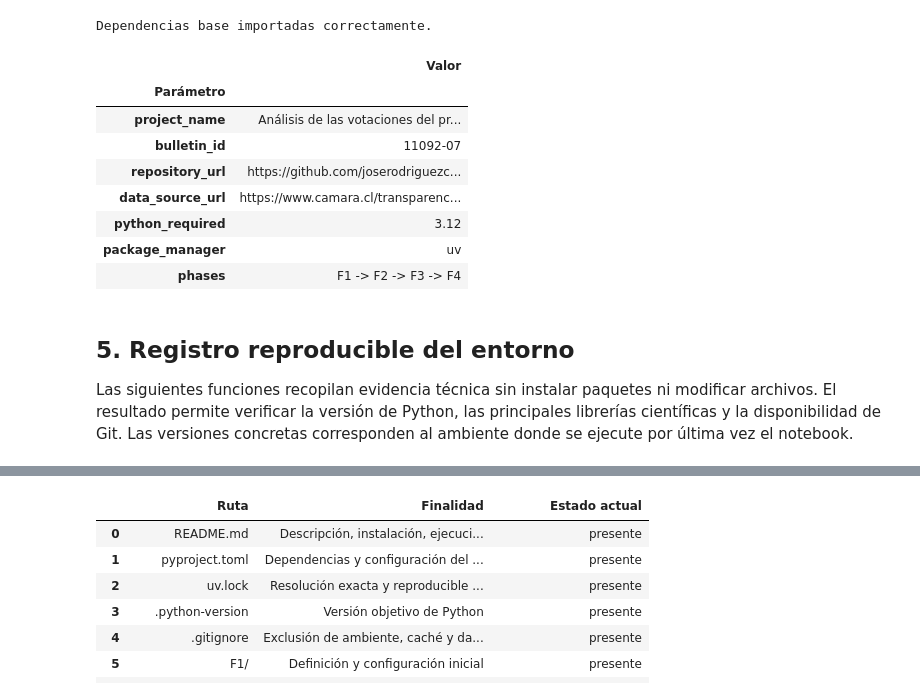
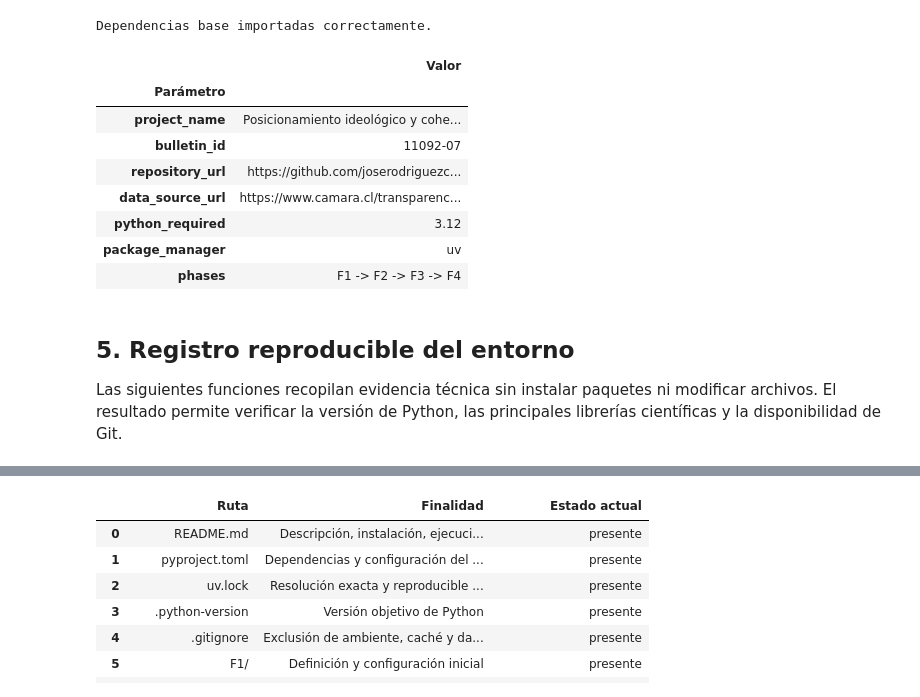
Before and after one commit to joserodriguezc/grupo_1_programacion_ciencia_datos, a Jupyter notebook: F1/notebooks/F1_Definición.ipynb, the cells around one changed output, grey strips where cells are left out. Saved outputs shown, nothing was run; the diff lists cells and outputs as text; code cells hidden in the pictures.

```diff
--- a/F1/notebooks/F1_Definición.ipynb
+++ b/F1/notebooks/F1_Definición.ipynb
@@ -111,35 +124,35 @@ class ProjectConfig:
     package_manager: str = "uv"
     phases: tuple[str, ...] = ("F1", "F2", "F3", "F4")
 
     def validate(self) -> None:
         '''Comprueba reglas estructurales sin realizar conexiones externas.'''
         if not re.fullmatch(r"\d{4,6}-\d{2}", self.bulletin_id):
             raise ValueError("El identificador del boletín no cumple el formato esperado.")
         if not self.repository_url.startswith("https://github.com/"):
             raise ValueError("La URL del repositorio debe apuntar a GitHub mediante HTTPS.")
         if self.phases != ("F1", "F2", "F3", "F4"):
             raise ValueError("La secuencia de fases debe conservar el orden F1-F4.")
 
     def to_record(self) -> dict[str, str]:
         '''Entrega una representación tabular legible de la configuración.'''
         record = asdict(self)
         record["phases"] = " -> ".join(self.phases)
         return record
 
 
 config = ProjectConfig(
-    project_name="Análisis de las votaciones del proyecto de ley sobre protección de datos personales",
+    project_name="Posicionamiento ideológico y cohesión legislativa en la tramitación del proyecto de ley sobre protección de datos personales en Chile",
     bulletin_id="11092-07",
     repository_url="https://github.com/joserodriguezc/grupo_1_programacion_ciencia_datos",
     data_source_url="https://www.camara.cl/transparencia/datosAbiertos.aspx",
 )
 config.validate()
 
 pd.Series(config.to_record(), name="Valor").rename_axis("Parámetro").to_frame()
 # %% [output]
 |  | Valor |
 | Parámetro |  |
-| project_name | Análisis de las votaciones del pr... |
+| project_name | Posicionamiento ideológico y cohe... |
 | bulletin_id | 11092-07 |
 | repository_url | https://github.com/joserodriguezc... |
 | data_source_url | https://www.camara.cl/transparenc... |
@@ -149,7 +162,7 @@ pd.Series(config.to_record(), name="Valor").rename_axis("Parámetro").to_frame()
 # %% [markdown]
 ## 5. Registro reproducible del entorno
 
-Las siguientes funciones recopilan evidencia técnica sin instalar paquetes ni modificar archivos. El resultado permite verificar la versión de Python, las principales librerías científicas y la disponibilidad de Git. Las versiones concretas corresponden al ambiente donde se ejecute por última vez el notebook.
+Las siguientes funciones recopilan evidencia técnica sin instalar paquetes ni modificar archivos. El resultado permite verificar la versión de Python, las principales librerías científicas y la disponibilidad de Git.
 # %%
 def package_version(distribution: str) -> str:
     '''Retorna la versión instalada o un estado explícito si no está disponible.'''
```
Also changed, not shown: parts of 14 cells of this notebook.
